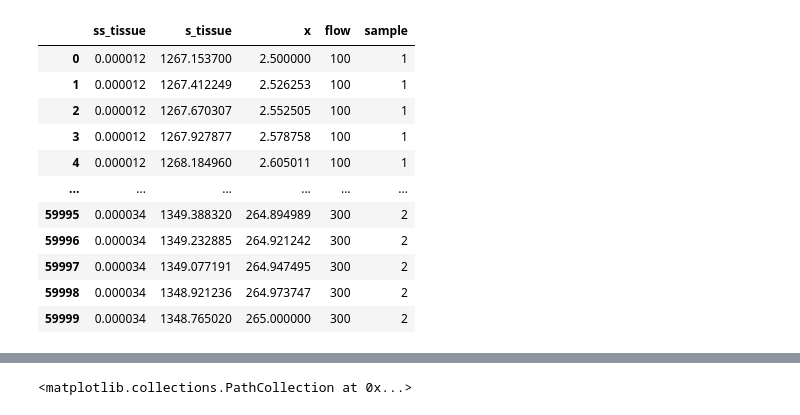
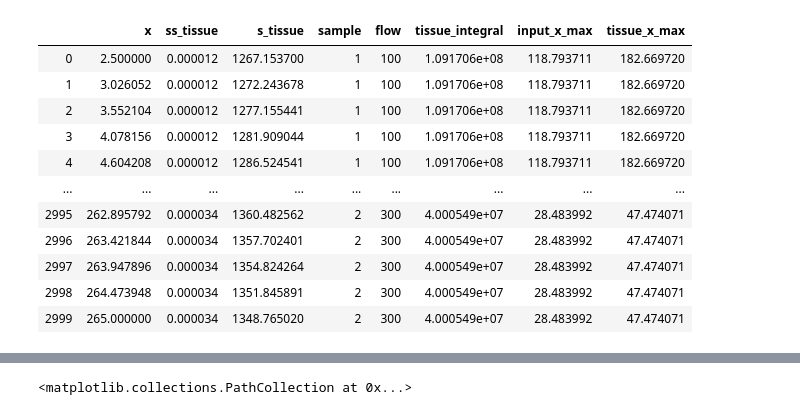
Before and after one commit to MesRot/SMAT_projekti, a Jupyter notebook: src/optimointi_aloitus_v.1.2.ipynb, the cells around one changed output, grey strips where cells are left out. Cells and saved outputs as stored; diff of their text form; code cells hidden in the pictures.

```diff
--- a/src/optimointi_aloitus_v.1.2.ipynb
+++ b/src/optimointi_aloitus_v.1.2.ipynb
@@ -18,14 +59,0 @@ sizes = [300, 300, 200, 200, 100, 100]
-# %%
-frames = []
-for key, clear, size in zip(relevant_keys, qclear, sizes):
-    frame = data[key]
-    df = frame.loc[5:]
-    df.columns = ["time", "input", "tissue"]
-    df[['time_start', 'time_end']] = df['time'].str.split(' - ', 1, expand=True)
-    df["sample"] = clear
-    df["flow"] = size
-    df = df.astype({'input': 'float64', 'tissue': 'float64', 'time_start': 'int32', 'time_end': 'int32'})
-    df = df.drop(["time"], axis=1)
-    df["midpoint"] = (df["time_end"] + df["time_start"]) / 2
-    frames.append(df)
-df = pd.concat(frames)
@@ -136,34 +121,46 @@ df["scaled_tissue"] = df["tissue"] / df["tissue_integral"]
 # %%
-x_s, sampled_scaled_tissue, sampled_tissue = [], [], []
-samples, flows = [], []
-num_samples = 10000
+sampled_dict = {
+    "x": [],
+    "ss_tissue": [],
+    "s_tissue": [],
+    "sample": [],
+    "flow": []
+}
+
+num_samples = 500
 for name, group in df.groupby(['sample', 'flow']):
-    results = get_interpolated_sample(min(df["midpoint"]), max(df["midpoint"]), group, num_samples, ["scaled_tissue", "tissue"], "midpoint")
-    x_s.append(results[0])
-    sampled_scaled_tissue.append(results[1][0])
-    sampled_tissue.append(results[1][1])
-    samples.append(group["sample"].iloc[0])
-    flows.append(group["flow"].iloc[0])
+    results = get_interpolated_sample(
+        min(df["midpoint"]),
+        max(df["midpoint"]),
+        group,
+        num_samples,
+        ["scaled_tissue", "tissue"],
+        "midpoint"
+    )
+    sampled_dict["x"].append(results[0])
+    sampled_dict["ss_tissue"].append(results[1][0])
+    sampled_dict["s_tissue"].append(results[1][1])
+    sampled_dict["sample"].append(np.repeat(group["sample"].iloc[0], num_samples))
+    sampled_dict["flow"].append(np.repeat(group["flow"].iloc[0], num_samples))
 
-sampled_dict = {
-    "ss_tissue": [item for sublist in sampled_scaled_tissue for item in sublist],
-    "s_tissue": [item for sublist in sampled_tissue for item in sublist],
-    "x": [item for sublist in x_s for item in sublist],
-    "flow": np.repeat(flows, num_samples),
-    "sample": np.repeat(samples, num_samples)
-}
+open_list = lambda x: [item for sublist in x for item in sublist]
+
+for key in sampled_dict.keys():
+    sampled_dict[key] = open_list(sampled_dict[key])
+
 sampled_df = pd.DataFrame(sampled_dict)
+sampled_df = pd.merge(sampled_df, feature_df, how="inner", on=["sample", "flow"])
 sampled_df
 # %% [output]
-|  | ss_tissue | s_tissue | x | flow | sample |
-| 0 | 0.000012 | 1267.153700 | 2.500000 | 100 | 1 |
-| 1 | 0.000012 | 1267.412249 | 2.526253 | 100 | 1 |
-| 2 | 0.000012 | 1267.670307 | 2.552505 | 100 | 1 |
-| 3 | 0.000012 | 1267.927877 | 2.578758 | 100 | 1 |
-| 4 | 0.000012 | 1268.184960 | 2.605011 | 100 | 1 |
-| ... | ... | ... | ... | ... | ... |
-| 59995 | 0.000034 | 1349.388320 | 264.894989 | 300 | 2 |
-| 59996 | 0.000034 | 1349.232885 | 264.921242 | 300 | 2 |
-| 59997 | 0.000034 | 1349.077191 | 264.947495 | 300 | 2 |
-| 59998 | 0.000034 | 1348.921236 | 264.973747 | 300 | 2 |
-| 59999 | 0.000034 | 1348.765020 | 265.000000 | 300 | 2 |
+|  | x | ss_tissue | s_tissue | sample | flow | tissue_integral | input_x_max | tissue_x_max |
+| 0 | 2.500000 | 0.000012 | 1267.153700 | 1 | 100 | 1.091706e+08 | 118.793711 | 182.669720 |
+| 1 | 3.026052 | 0.000012 | 1272.243678 | 1 | 100 | 1.091706e+08 | 118.793711 | 182.669720 |
+| 2 | 3.552104 | 0.000012 | 1277.155441 | 1 | 100 | 1.091706e+08 | 118.793711 | 182.669720 |
+| 3 | 4.078156 | 0.000012 | 1281.909044 | 1 | 100 | 1.091706e+08 | 118.793711 | 182.669720 |
+| 4 | 4.604208 | 0.000012 | 1286.524541 | 1 | 100 | 1.091706e+08 | 118.793711 | 182.669720 |
+| ... | ... | ... | ... | ... | ... | ... | ... | ... |
+| 2995 | 262.895792 | 0.000034 | 1360.482562 | 2 | 300 | 4.000549e+07 | 28.483992 | 47.474071 |
+| 2996 | 263.421844 | 0.000034 | 1357.702401 | 2 | 300 | 4.000549e+07 | 28.483992 | 47.474071 |
+| 2997 | 263.947896 | 0.000034 | 1354.824264 | 2 | 300 | 4.000549e+07 | 28.483992 | 47.474071 |
+| 2998 | 264.473948 | 0.000034 | 1351.845891 | 2 | 300 | 4.000549e+07 | 28.483992 | 47.474071 |
+| 2999 | 265.000000 | 0.000034 | 1348.765020 | 2 | 300 | 4.000549e+07 | 28.483992 | 47.474071 |
```
Also changed, not shown: parts of 22 cells of this notebook.
